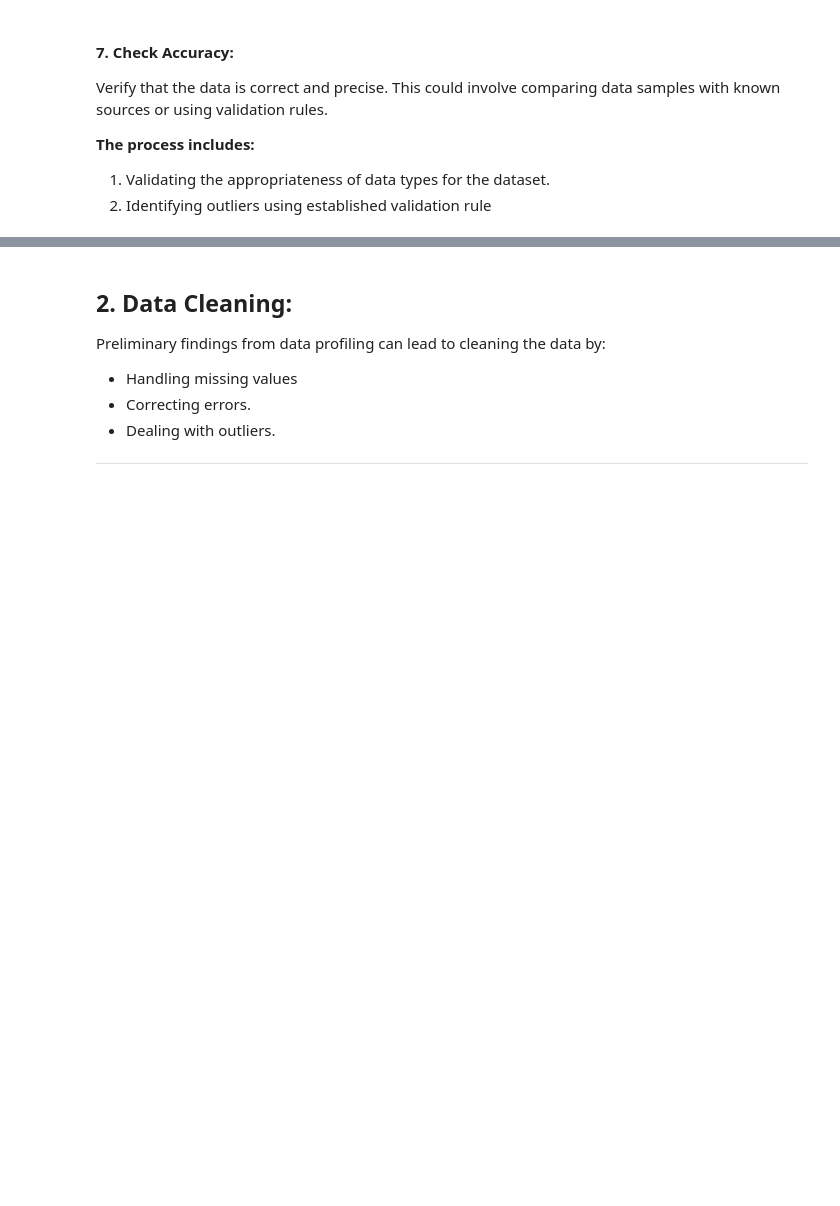
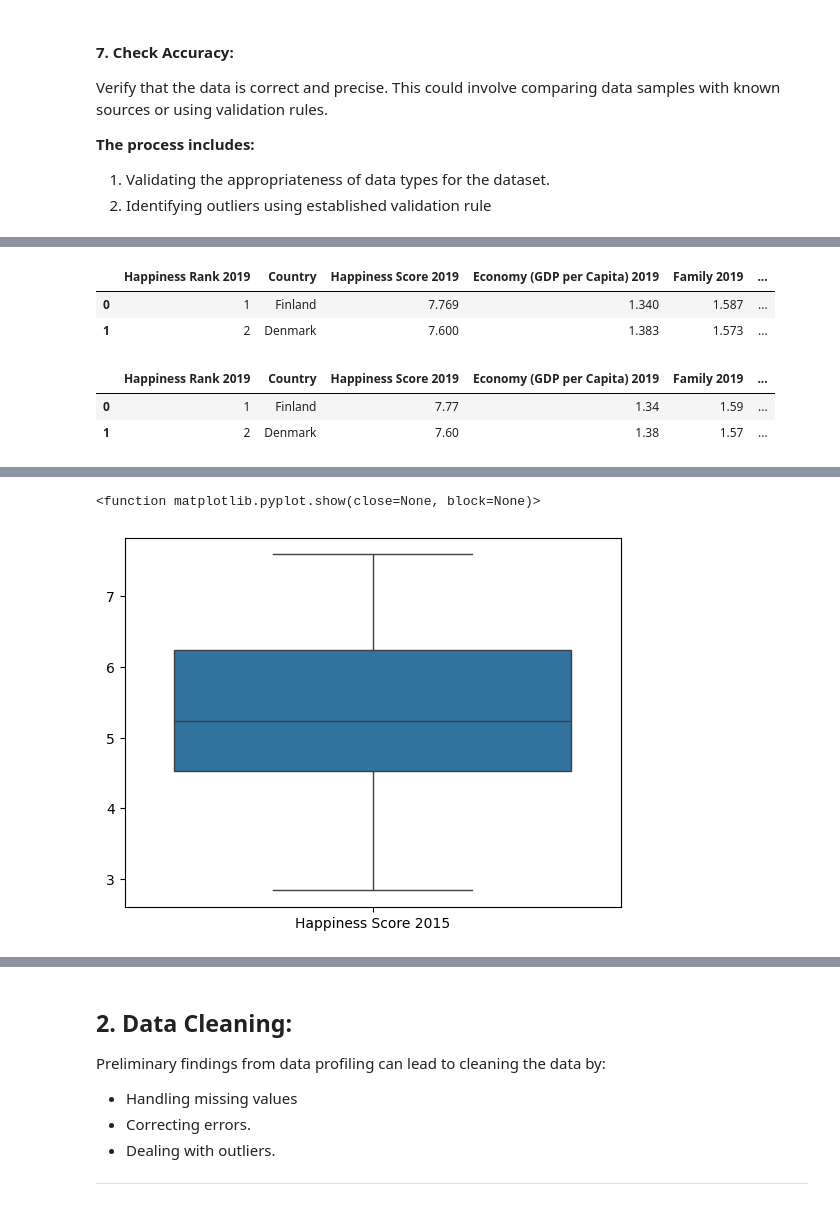
Before and after one commit to AhoodNaif/Usecase-2, a Jupyter notebook: EDA explain template.ipynb, the cells around one changed output, grey strips where cells are left out. Drawn from its saved outputs; the diff is of its cells as text; code cells hidden in the pictures; blank space fills up the shorter version.

```diff
--- a/EDA explain template.ipynb
+++ b/EDA explain template.ipynb
@@ -816,0 +742,4 @@ Verify that the data is correct and precise. This could involve comparing data s
+# %%
+# to make the data more readable , we will round all numbers to 3
+columns_to_round=['Happiness Score 2015','Standard Error','Economy (GDP per Capita) 2015','Family','Health (Life Expectancy) 2015','Freedom','Trust (Government Corruption) 2015','Generosity','Dystopia Residual 2015']
+data_2015[columns_to_round] = data_2015[columns_to_round].round(2)
@@ -816,0 +872,6 @@ Verify that the data is correct and precise. This could involve comparing data s
+# %%
+data_2019.head(2)
+# %% [output]
+|  | Happiness Rank 2019 | Country | Happiness Score 2019 | Economy (GDP per Capita) 2019 | Family 2019 | ... |
+| 0 | 1 | Finland | 7.769 | 1.340 | 1.587 | ... |
+| 1 | 2 | Denmark | 7.600 | 1.383 | 1.573 | ... |
@@ -817,3 +881,9 @@ Verify that the data is correct and precise. This could involve comparing data s
+# %%
+data_2019.head(2)
+# %% [output]
+|  | Happiness Rank 2019 | Country | Happiness Score 2019 | Economy (GDP per Capita) 2019 | Family 2019 | ... |
+| 0 | 1 | Finland | 7.77 | 1.34 | 1.59 | ... |
+| 1 | 2 | Denmark | 7.60 | 1.38 | 1.57 | ... |
 # %%
 # check outliers
 # %% [markdown]
@@ -873,5 +943,12 @@ We use 3 common visualization methods:
 # %%
 # go to univariate graphical analysis
 # go to lesson : data visualisation 1 - chart type section
 # then go to univariate graphical analysis
 # detect outliers using graphs varbaly
+
+# Box Plot to find outliers in 2015 dataset...
+sns.boxplot(data=data_2015[['Happiness Score 2015']])
+plt.show
+# %% [output]
+<function matplotlib.pyplot.show(close=None, block=None)>
+[figure, added]
```
Also changed, not shown: parts of 135 cells of this notebook.
